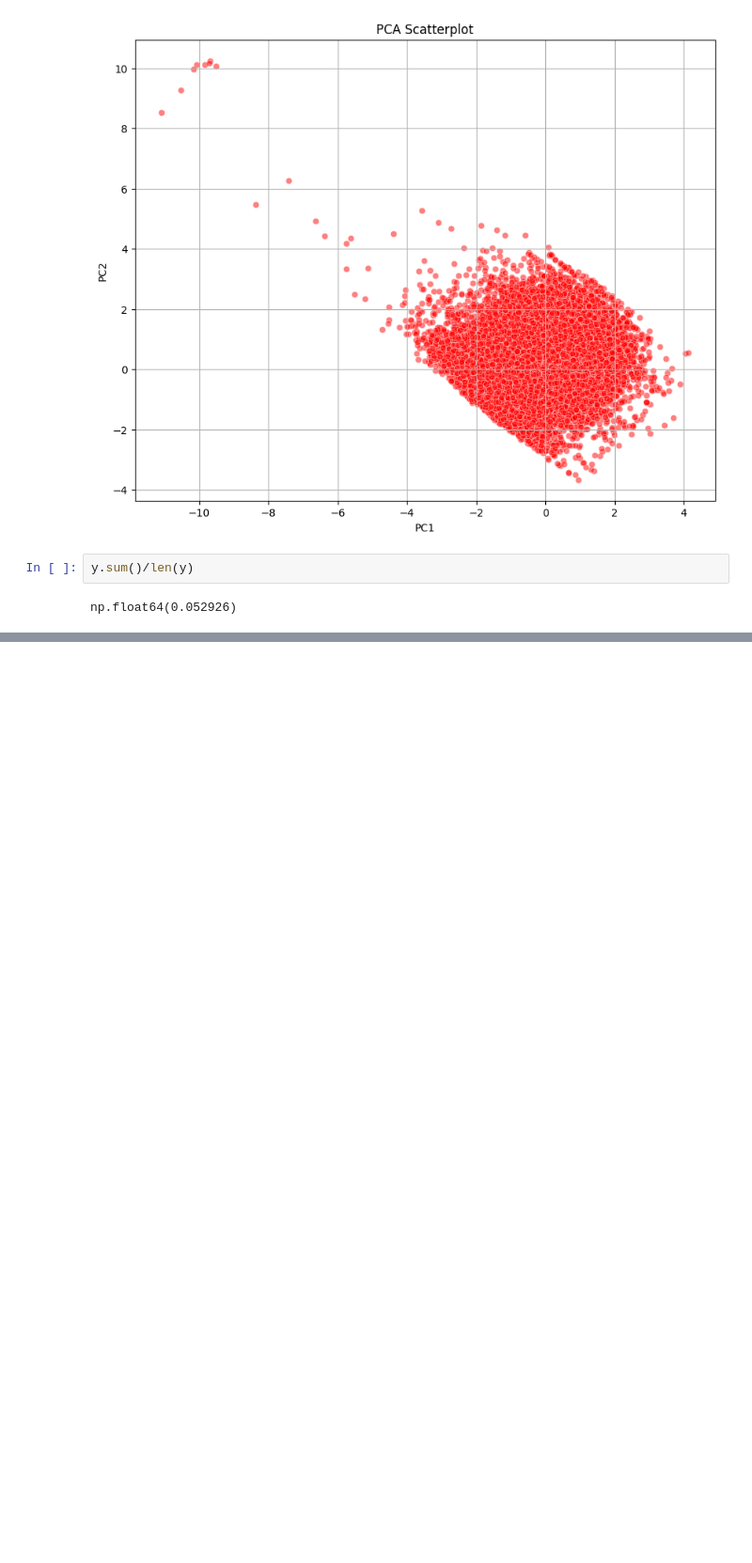
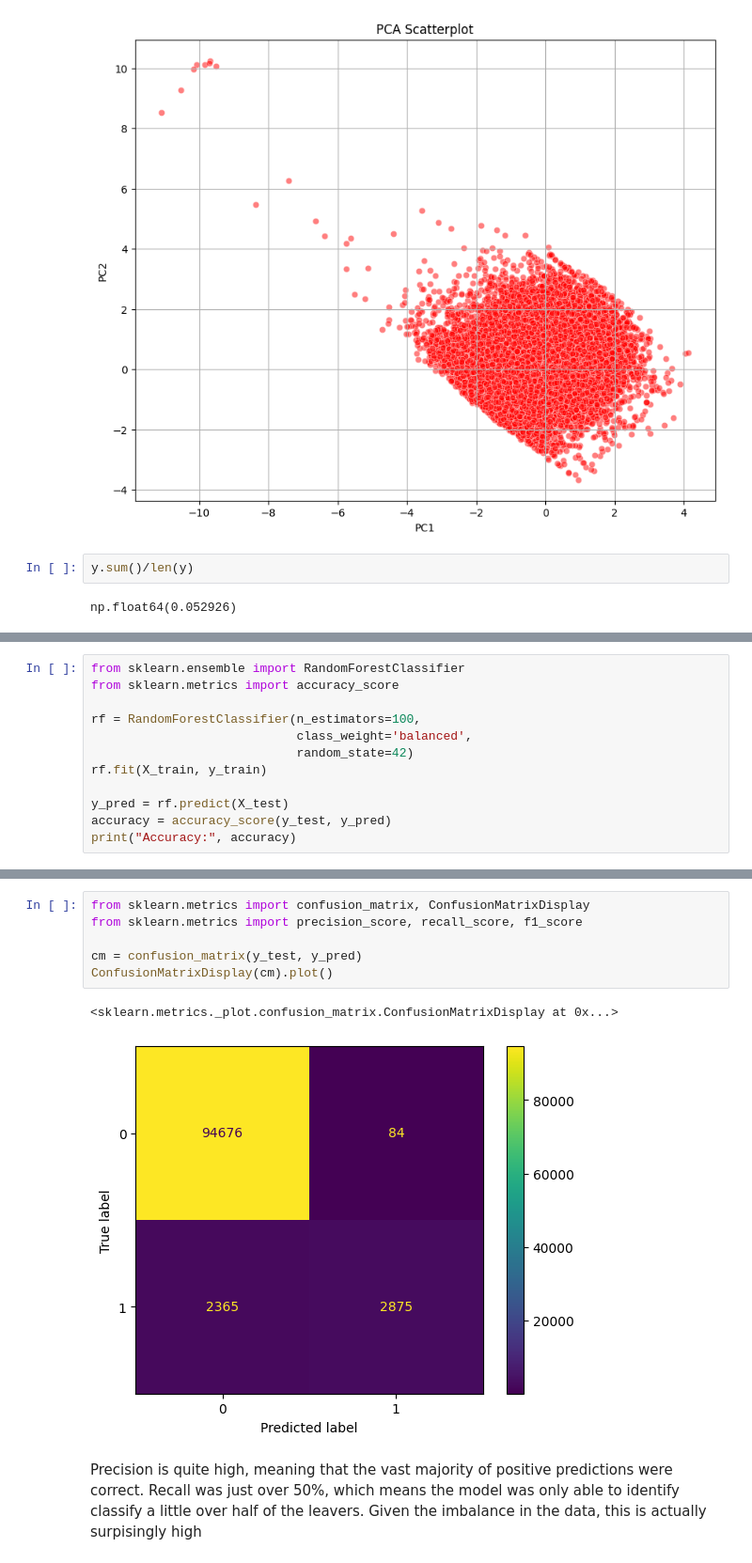
Before and after one commit to calhockemeyer/asec-separations-model, a Jupyter notebook: model.ipynb, the cells around one changed output, grey strips where cells are left out. Shown at 94% size. Saved outputs shown, nothing was run; the diff lists cells and outputs as text; blank space fills up the shorter version.

```diff
--- a/model.ipynb
+++ b/model.ipynb
@@ -723,0 +739,12 @@ np.float64(0.052926)
+# %%
+from sklearn.ensemble import RandomForestClassifier
+from sklearn.metrics import accuracy_score
+
+rf = RandomForestClassifier(n_estimators=100,
+                            class_weight='balanced',
+                            random_state=42)
+rf.fit(X_train, y_train)
+
+y_pred = rf.predict(X_test)
+accuracy = accuracy_score(y_test, y_pred)
+print("Accuracy:", accuracy)
@@ -723,0 +762,11 @@ np.float64(0.052926)
+# %%
+from sklearn.metrics import confusion_matrix, ConfusionMatrixDisplay
+from sklearn.metrics import precision_score, recall_score, f1_score
+
+cm = confusion_matrix(y_test, y_pred)
+ConfusionMatrixDisplay(cm).plot()
+# %% [output]
+<sklearn.metrics._plot.confusion_matrix.ConfusionMatrixDisplay at 0x...>
+[figure, added]
+# %% [markdown]
+Precision is quite high, meaning that the vast majority of positive predictions were correct. Recall was just over 50%, which means the model was only able to identify classify a little over half of the leavers. Given the imbalance in the data, this is actually surpisingly high
```
Also changed, not shown: parts of 13 cells of this notebook.
